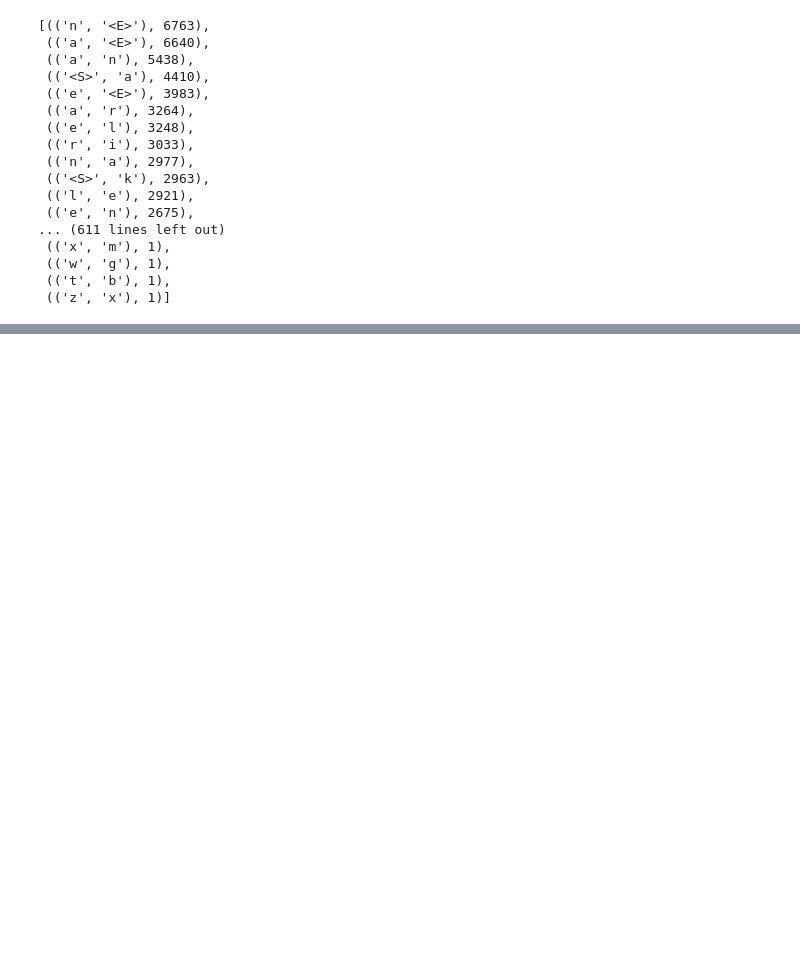
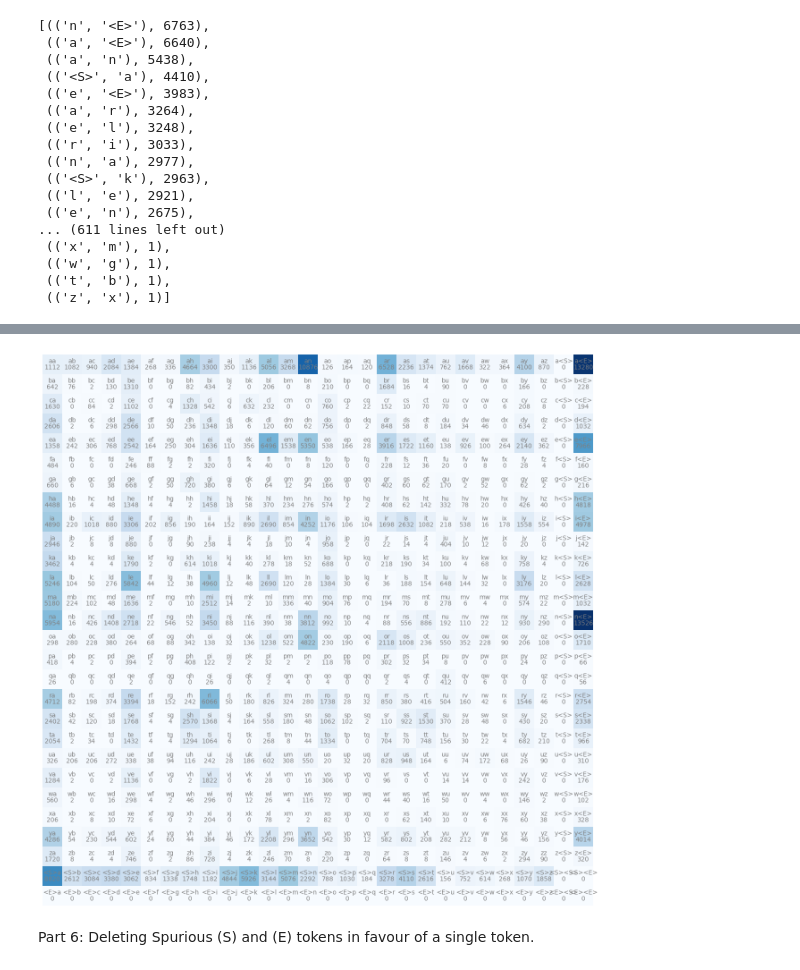
Before and after one commit to HamzaXplorer/ml-fundamentals, a Jupyter notebook: makemore/Makemore.ipynb, the cells around one changed output, grey strips where cells are left out. Cells and saved outputs as stored; diff of their text form; code cells hidden in the pictures; blank space fills up the shorter version.

```diff
--- a/makemore/Makemore.ipynb
+++ b/makemore/Makemore.ipynb
@@ -87,0 +92,7 @@ sorted(b.items(), key = lambda kv: -kv[1])  # the lambda here returns the count
+# %%
+N = torch.zeros((28,28), dtype = torch.int32)
+# %%
+chars = sorted(list(set(''.join(words)))) # join makes the words file into one long string with no spaces between names, set throws out all duplicate characters, list converts it from a set to a list and sorted sorts the unique characters alphabetically
+stoi = {s:i for i,s in enumerate(chars)} # enumerate is like zip but it zips with index instead of a seperate sequence.
+stoi['<S>'] = 26
+stoi['<E>'] = 27
@@ -87,0 +119,7 @@ sorted(b.items(), key = lambda kv: -kv[1])  # the lambda here returns the count
+# %%
+for w in words:
+    chs = ['<S>'] + list(w) + ['<E>']
+    for ch1, ch2 in zip(chs, chs[1:]):
+        ix1 = stoi[ch1]
+        ix2 = stoi[ch2]
+        N[ix1, ix2] += 1
@@ -87,0 +146,18 @@ sorted(b.items(), key = lambda kv: -kv[1])  # the lambda here returns the count
+# %%
+itos = {i:s for s, i in stoi.items()}
+# %%
+import matplotlib.pyplot as plt
+%matplotlib inline
+
+plt.figure(figsize=(16,16))
+plt.imshow(N, cmap='Blues')
+for i in range(28):
+    for j in range(28):
+        chstr = itos[i] + itos[j]
+        plt.text(j, i, chstr, ha = "center", va = "bottom", color = 'gray')
+        plt.text(j, i, N[i, j].item(), ha = "center", va = "top", color="gray")
+    plt.axis('off')
+# %% [output]
+[figure, added]
+# %% [markdown]
+Part 6: Deleting Spurious (S) and (E) tokens in favour of a single token.
```
Also changed, not shown: parts of 4 cells of this notebook.
